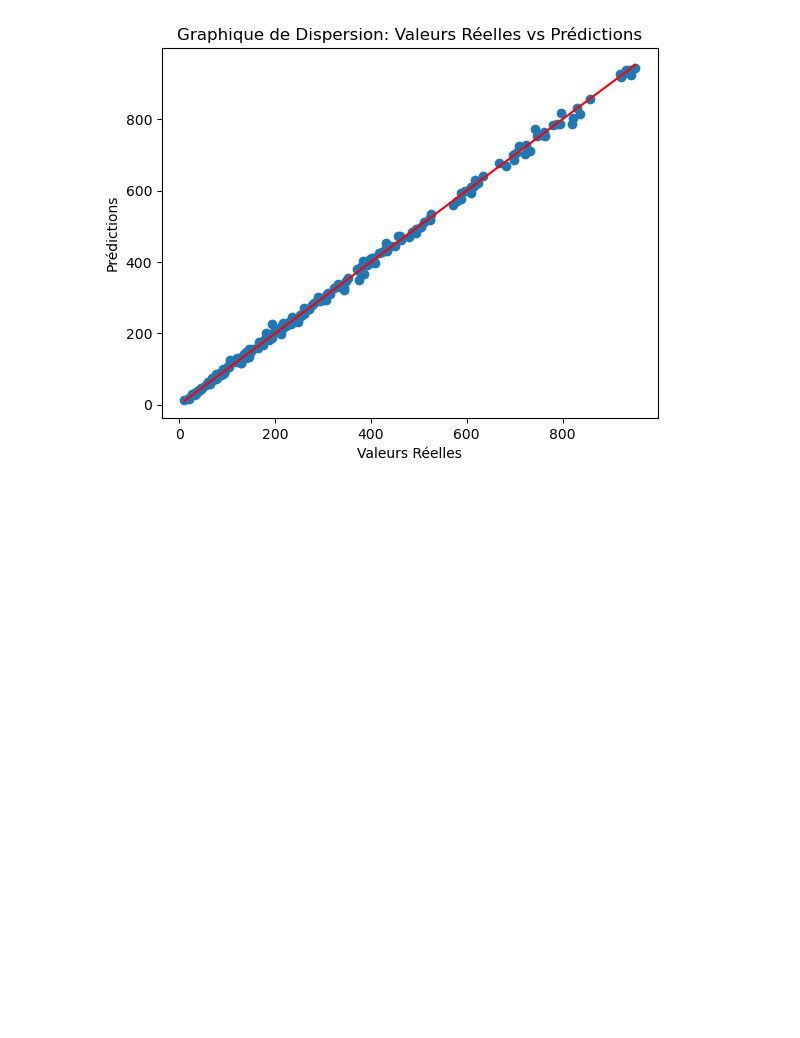
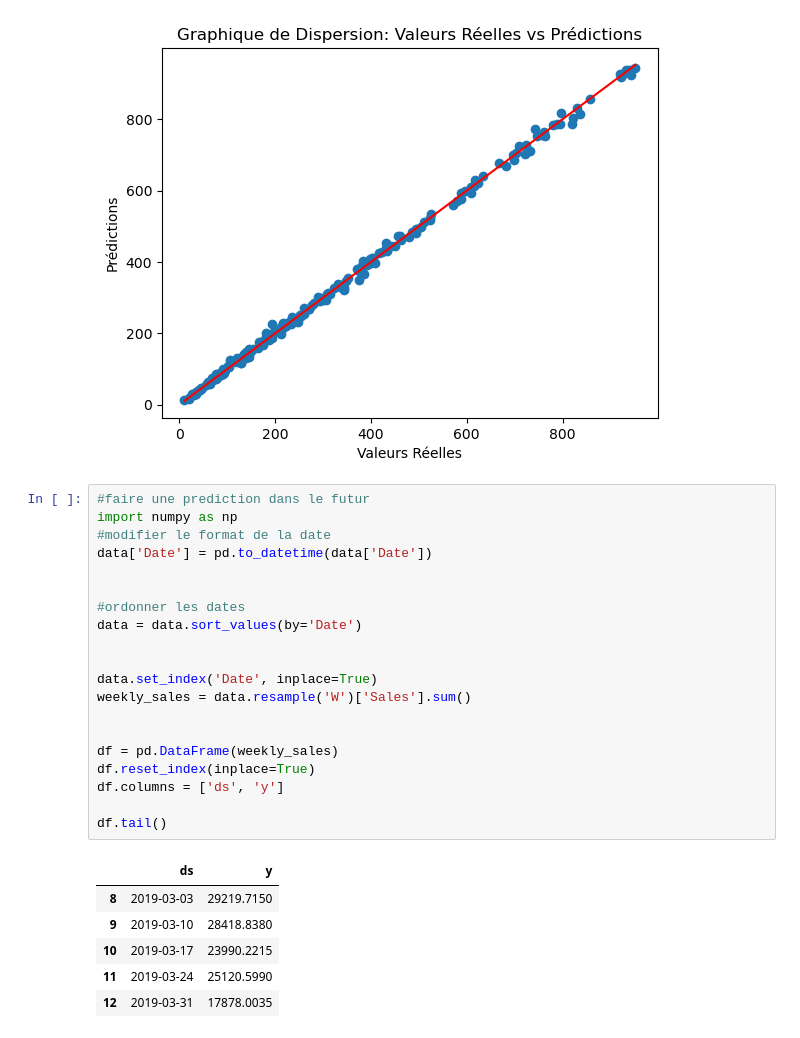
Before and after one commit to Abdourahmane2/Analyse-et-Prediction-des-Ventes-pour-un-Supermarche, a Jupyter notebook: Analyse_Ventes_Supermarche.ipynb, the cells around one changed output. Cells and saved outputs as stored; diff of their text form; blank space fills up the shorter version.

```diff
--- a/Analyse_Ventes_Supermarche.ipynb
+++ b/Analyse_Ventes_Supermarche.ipynb
@@ -326,3 +326,30 @@ plt.title('Graphique de Dispersion: Valeurs Réelles vs Prédictions')
 # %% [output]
 Text(0.5, 1.0, 'Graphique de Dispersion: Valeurs Réelles vs Prédictions')
 [figure]
+# %%
+#faire une prediction dans le futur
+import numpy as np
+#modifier le format de la date
+data['Date'] = pd.to_datetime(data['Date'])
+
+
+#ordonner les dates
+data = data.sort_values(by='Date')
+
+
+data.set_index('Date', inplace=True)
+weekly_sales = data.resample('W')['Sales'].sum()
+
+
+df = pd.DataFrame(weekly_sales)
+df.reset_index(inplace=True)
+df.columns = ['ds', 'y']
+
+df.tail()
+# %% [output]
+|  | ds | y |
+| 8 | 2019-03-03 | 29219.7150 |
+| 9 | 2019-03-10 | 28418.8380 |
+| 10 | 2019-03-17 | 23990.2215 |
+| 11 | 2019-03-24 | 25120.5990 |
+| 12 | 2019-03-31 | 17878.0035 |
```
Also changed, not shown: parts of 13 cells of this notebook, 5 other files.
